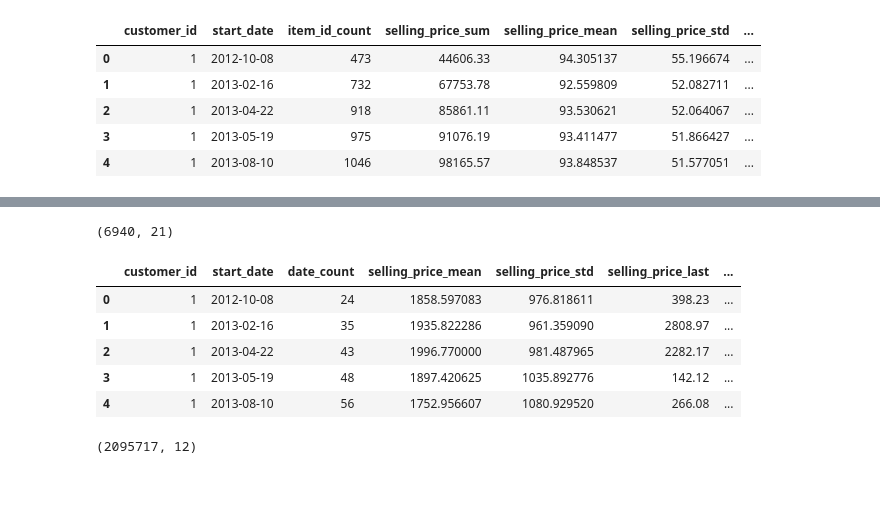
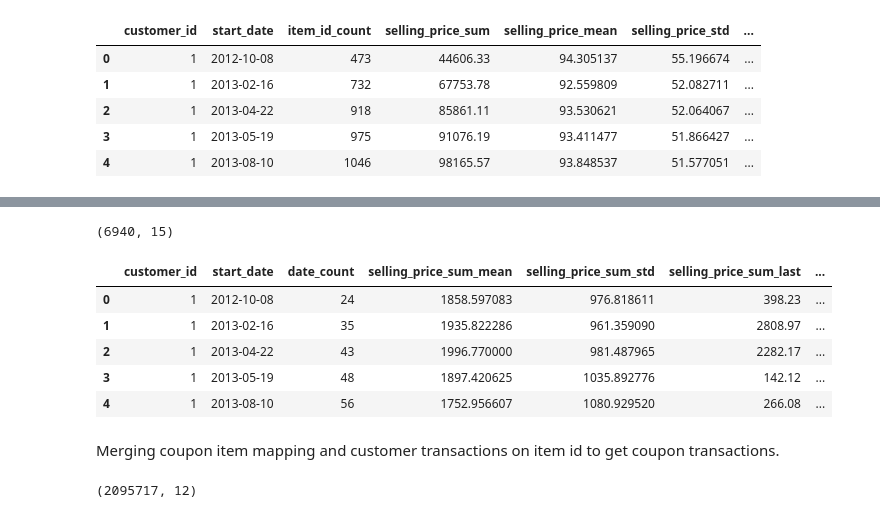
Before and after one commit to ArvindRe/SPCapstone3, a Jupyter notebook: DW & EDA.ipynb, the cells around one changed output, grey strips where cells are left out. Drawn from its saved outputs; the diff is of its cells as text; code cells hidden in the pictures; blank space fills up the shorter version.

```diff
--- a/DW & EDA.ipynb
+++ b/DW & EDA.ipynb
@@ -175,23 +200,16 @@ cust_hist_trans.to_csv(DW_OUTPUTS + 'cust_hist_trans.csv', index=False)
 # %%
 cust_daily = cust_transactions.groupby(['date', 'customer_id']).agg({
-    'item_id': 'count',
-    'quantity': 'sum',
-    'selling_price': 'sum',
-    'other_discount': 'sum',
-    'coupon_discount': 'sum',
-    'coupon_applied': 'sum'
+    'item_id': ['count'],
+    'quantity': ['sum'],
+    'selling_price': ['sum'],
+    'other_discount': ['sum'],
+    'coupon_discount': ['sum'],
+    'coupon_applied': ['sum']
 })
 
-# cust_daily.columns = ['_'.join(col).strip('_') for col in cust_daily.columns.values]
+cust_daily.columns = ['_'.join(col).strip( ) for col in cust_daily.columns.values]
 cust_daily = cust_daily.reset_index()
 cust_daily = cust_daily.sort_values(by=['customer_id', 'date'])
 
-cust_daily['selling_price_ewm'] = cust_daily.groupby('customer_id')['selling_price'].apply(
-    lambda x: x.ewm(com=0.5).mean()).tolist()
-cust_daily['coupon_discount_ewm'] = cust_daily.groupby('customer_id')['coupon_discount'].apply(
-    lambda x: x.ewm(com=0.5).mean()).tolist()
-cust_daily['coupon_applied_ewm'] = cust_daily.groupby('customer_id')['coupon_applied'].apply(
-    lambda x: x.ewm(com=0.5).mean()).tolist()
-
 cust_daily.head(5)
 # %% [output]
@@ -204,27 +228,24 @@ cust_daily.head(5)
 # %%
 df_x = df_all[['customer_id', 'start_date']].drop_duplicates().merge(cust_daily, on=['customer_id'])
 df_x = df_x[df_x.start_date > df_x.date]
 df_x = df_x.sort_values(by=['customer_id', 'start_date', 'date'])
 
 
 cust_hist_trans_daily = df_x.groupby(['customer_id', 'start_date']).agg({
     'date': ['count'],
-    'selling_price': ['mean', 'std', 'last'],
-    'other_discount': ['mean', 'std', 'last'],
-    'coupon_discount': ['mean', 'std', 'last'],
-    'coupon_applied': ['mean', 'std', 'last'],
-    'selling_price_ewm': ['mean', 'std'],
-    'coupon_discount_ewm': ['mean', 'std'],
-    'coupon_applied_ewm': ['mean', 'std'],
-})
+    'selling_price_sum': ['mean', 'std', 'last'],
+    'other_discount_sum': ['mean', 'std', 'last'],
+    'coupon_discount_sum': ['mean', 'std', 'last'],
+    'coupon_applied_sum': ['mean', 'std', 'last'],
+    })
 
 cust_hist_trans_daily.columns = ['_'.join(col).strip('_') for col in cust_hist_trans_daily.columns.values]
 cust_hist_trans_daily = cust_hist_trans_daily.reset_index()
 cust_hist_trans_daily.shape
 cust_hist_trans_daily.head(5)
 # %% [output]
-(6940, 21)
+(6940, 15)
-|  | customer_id | start_date | date_count | selling_price_mean | selling_price_std | selling_price_last | ... |
+|  | customer_id | start_date | date_count | selling_price_sum_mean | selling_price_sum_std | selling_price_sum_last | ... |
 | 0 | 1 | 2012-10-08 | 24 | 1858.597083 | 976.818611 | 398.23 | ... |
 | 1 | 1 | 2013-02-16 | 35 | 1935.822286 | 961.359090 | 2808.97 | ... |
 | 2 | 1 | 2013-04-22 | 43 | 1996.770000 | 981.487965 | 2282.17 | ... |
@@ -232,6 +253,8 @@ cust_hist_trans_daily.head(5)
 | 4 | 1 | 2013-08-10 | 56 | 1752.956607 | 1080.929520 | 266.08 | ... |
 # %%
 cust_hist_trans_daily.to_csv(DW_OUTPUTS + 'cust_hist_trans_daily.csv', index=False)
+# %% [markdown]
+Merging coupon item mapping and customer transactions on item id to get coupon transactions.
 # %%
 coup_trans = coupon_item_mapping.merge(cust_transactions, on='item_id', how='left')
 coup_trans.shape
```
Also changed, not shown: parts of 31 cells of this notebook.
